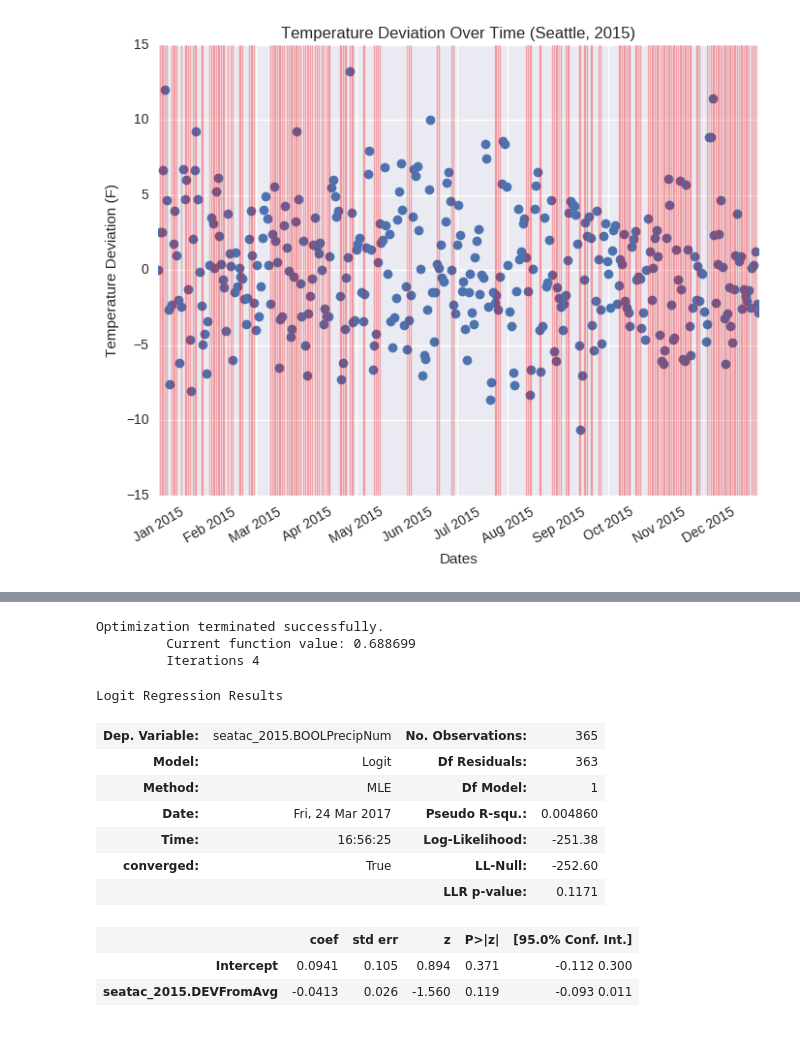
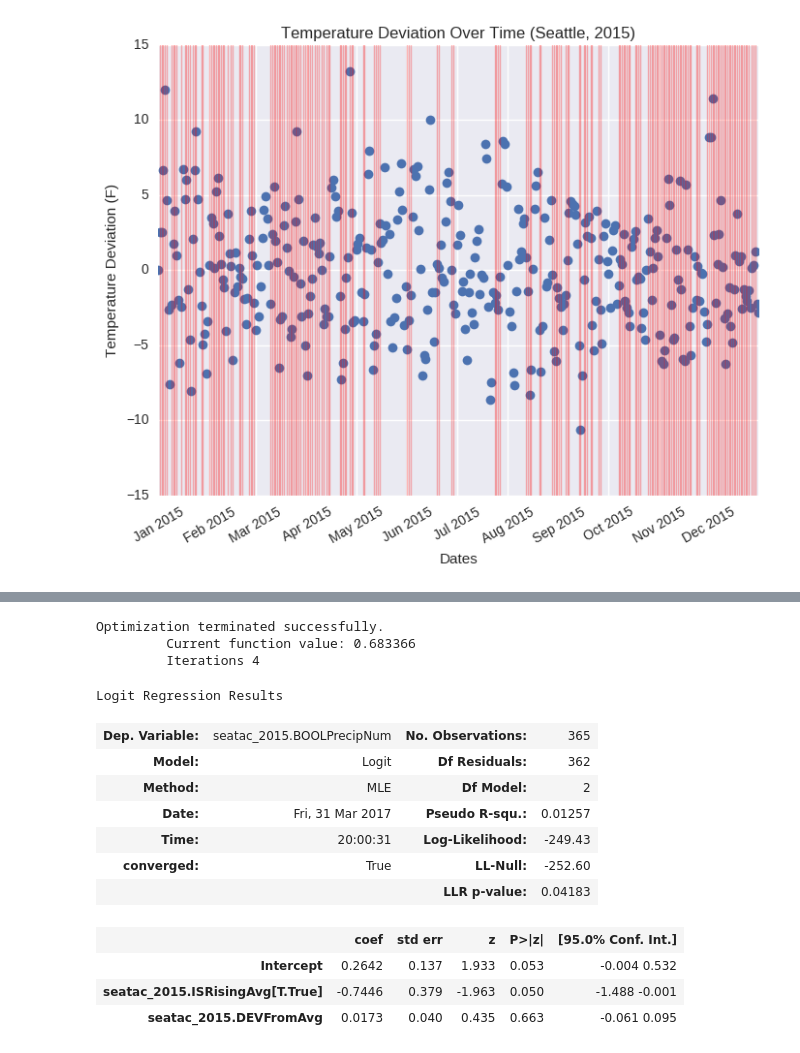
Before and after one commit to williamalu/data_science_weather, a Jupyter notebook: report2.ipynb, the cells around one changed output, grey strips where cells are left out. Cells and saved outputs as stored; diff of their text form; code cells hidden in the pictures.

```diff
--- a/report2.ipynb
+++ b/report2.ipynb
@@ -63,14 +67,12 @@ seatac_2015.dropna(subset=['DAILYAverageDryBulbTemp'], inplace=True)
 # Replace NaN for precipitation with 0
 seatac_2015['DAILYPrecip'].fillna(0, inplace=True)
 
-# Replace trace amounts of precipitation ('T') with 0
-seatac_2015['DAILYPrecip'].replace('T', 0, inplace=True)
+# Replace trace amounts of precipitation ('T') with 0.00001
+seatac_2015['DAILYPrecip'].replace('T', 0.00001, inplace=True)
 
 # Downsamples data to 1 day -- temperatures are averaged and precipitation is added
 seatac_2015 = seatac_2015.resample('1D').agg({'DAILYAverageDryBulbTemp': np.mean, 'DAILYPrecip': np.sum})
 
 # Fills in upsampled data that is NaN with data from previous day
 seatac_2015.DAILYAverageDryBulbTemp.fillna(method='pad', limit=2,inplace=True)
-seatac_2015.DAILYPrecip.fillna(method='pad', inplace=True)
-
-# display(seatac_2015)
+seatac_2015.DAILYPrecip.fillna(method='pad', limit=2, inplace=True)
@@ -82,4 +81,10 @@ seatac_2015['MOVAvg'] = seatac_2015.rolling(window='3D', min_periods=1).mean()['
 # %%
+# Takes the 3 day moving average of temperature
+seatac_2015['MOVAvg'] = seatac_2015.rolling(window='3D', min_periods=1).mean()['DAILYAverageDryBulbTemp']
+
+# Finds the slope of temperature change over three days
+seatac_2015['SLOPETemp'] = np.gradient(seatac_2015.DAILYAverageDryBulbTemp)
+
 # Calculates deviation from the moving average for the previous three days of temperature data
 for d in seatac_2015.index:
     if d.month == 1 and d.day == 1:
@@ -87,4 +92,5 @@ for d in seatac_2015.index:
     else:
         seatac_2015.loc[d, 'DEVFromAvg'] = seatac_2015.loc[d, 'DAILYAverageDryBulbTemp'] - seatac_2015.loc[d-1, 'MOVAvg']
 
-# display(seatac_2015)
+seatac_2015['ISRisingAvg'] = seatac_2015.DEVFromAvg > 3
+seatac_2015['ISRisingSlp'] = seatac_2015.SLOPETemp > 0
@@ -175,20 +193,21 @@ plt.show()
 # %%
-formula = 'seatac_2015.BOOLPrecipNum ~ seatac_2015.DEVFromAvg'
+formula = 'seatac_2015.BOOLPrecipNum ~ seatac_2015.DEVFromAvg + seatac_2015.ISRisingAvg'
 model = smf.logit(formula, data=seatac_2015)
 results = model.fit()
 results.summary()
 # %% [output]
 Optimization terminated successfully.
-         Current function value: 0.688699
+         Current function value: 0.683366
          Iterations 4
 Logit Regression Results
 | Dep. Variable: | seatac_2015.BOOLPrecipNum | No. Observations: | 365 |
-| Model: | Logit | Df Residuals: | 363 |
-| Method: | MLE | Df Model: | 1 |
-| Date: | Fri, 24 Mar 2017 | Pseudo R-squ.: | 0.004860 |
-| Time: | 16:56:25 | Log-Likelihood: | -251.38 |
+| Model: | Logit | Df Residuals: | 362 |
+| Method: | MLE | Df Model: | 2 |
+| Date: | Fri, 31 Mar 2017 | Pseudo R-squ.: | 0.01257 |
+| Time: | 20:00:31 | Log-Likelihood: | -249.43 |
 | converged: | True | LL-Null: | -252.60 |
-|  |  | LLR p-value: | 0.1171 |
+|  |  | LLR p-value: | 0.04183 |
 |  | coef | std err | z | P>|z| | [95.0% Conf. Int.] |
-| Intercept | 0.0941 | 0.105 | 0.894 | 0.371 | -0.112 0.300 |
-| seatac_2015.DEVFromAvg | -0.0413 | 0.026 | -1.560 | 0.119 | -0.093 0.011 |
+| Intercept | 0.2642 | 0.137 | 1.933 | 0.053 | -0.004 0.532 |
+| seatac_2015.ISRisingAvg[T.True] | -0.7446 | 0.379 | -1.963 | 0.050 | -1.488 -0.001 |
+| seatac_2015.DEVFromAvg | 0.0173 | 0.040 | 0.435 | 0.663 | -0.061 0.095 |
```
Also changed, not shown: parts of 14 cells of this notebook.
